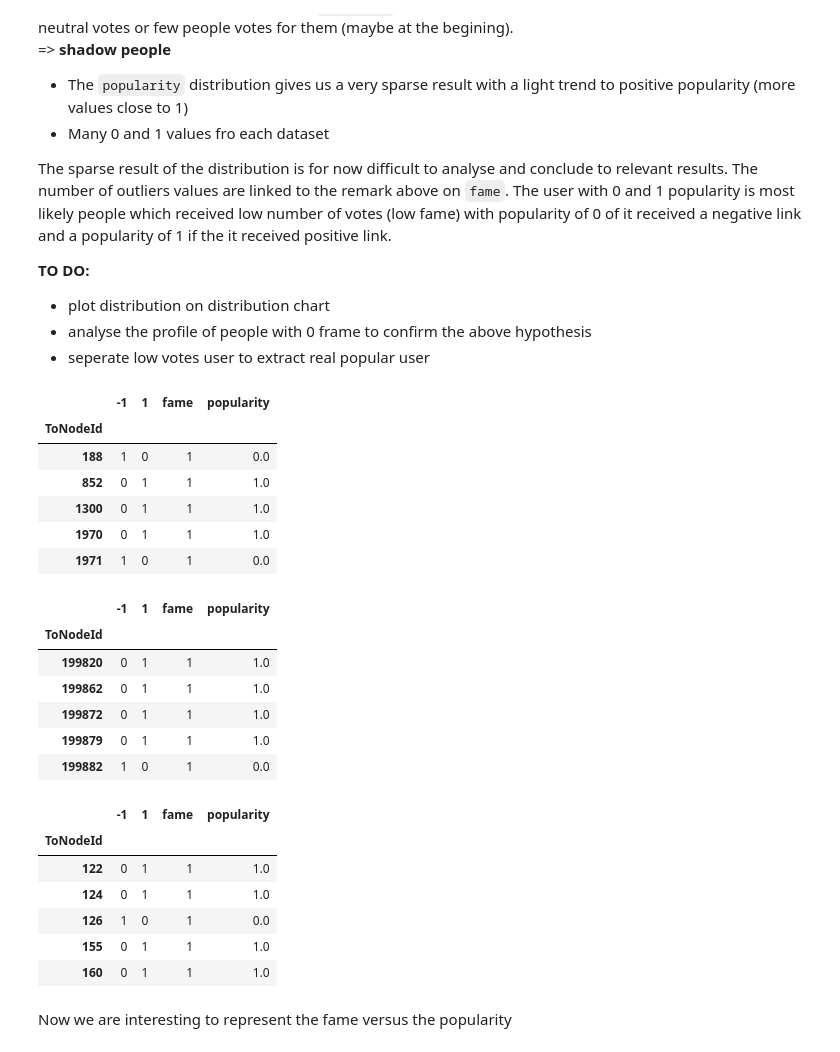
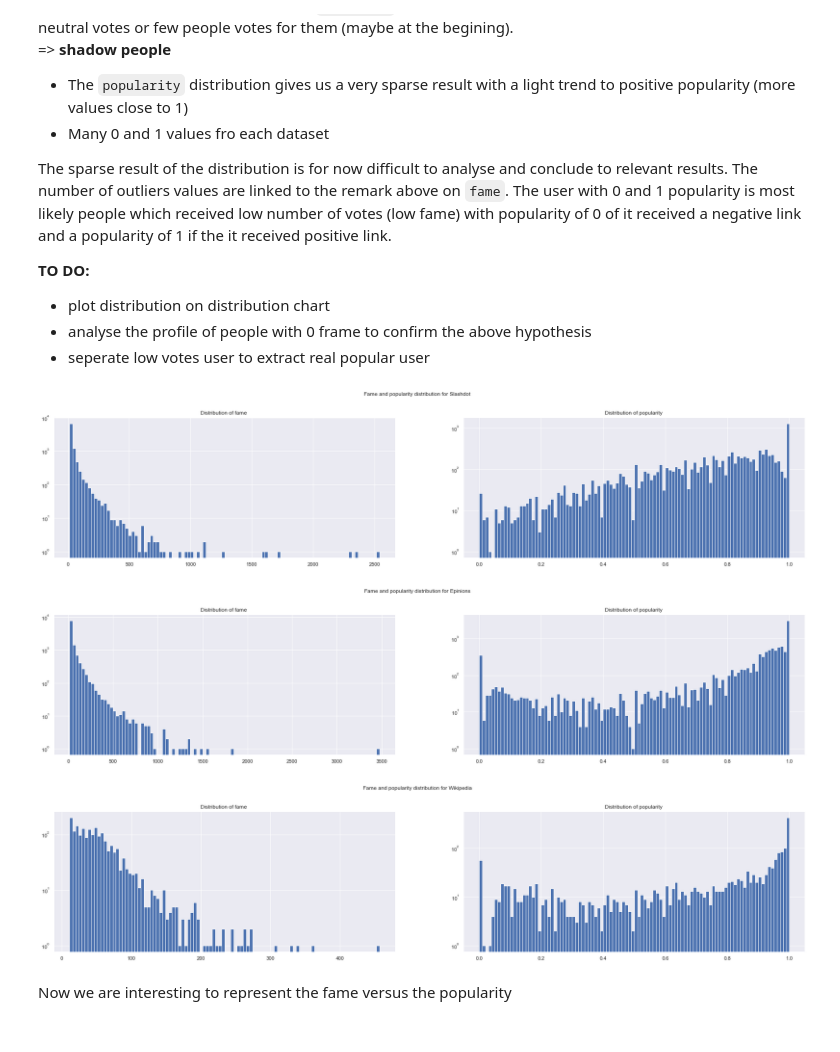
Before and after one commit to epfl-ada/ada-2020-project-milestone-p3-p3_adaptateur, a Jupyter notebook: notebook-matthieu.ipynb, the cells around one changed output. Drawn from its saved outputs; the diff is of its cells as text; code cells hidden in the pictures.

```diff
--- a/notebook-matthieu.ipynb
+++ b/notebook-matthieu.ipynb
@@ -168,31 +168,34 @@ The sparse result of the distribution is for now difficult to analyse and conclu
 * plot distribution on distribution chart
 * analyse the profile of people with 0 frame to confirm the above hypothesis
 * seperate low votes user to extract real popular user
-# %%
-for dataset in datasets:
-    display(dataset['fame_pop'][dataset['fame_pop']['fame'] == 1].head())
-# %% [output]
-|  | -1 | 1 | fame | popularity |
-| ToNodeId |  |  |  |  |
-| 188 | 1 | 0 | 1 | 0.0 |
-| 852 | 0 | 1 | 1 | 1.0 |
-| 1300 | 0 | 1 | 1 | 1.0 |
-| 1970 | 0 | 1 | 1 | 1.0 |
-| 1971 | 1 | 0 | 1 | 0.0 |
-|  | -1 | 1 | fame | popularity |
-| ToNodeId |  |  |  |  |
-| 199820 | 0 | 1 | 1 | 1.0 |
-| 199862 | 0 | 1 | 1 | 1.0 |
-| 199872 | 0 | 1 | 1 | 1.0 |
-| 199879 | 0 | 1 | 1 | 1.0 |
-| 199882 | 1 | 0 | 1 | 0.0 |
-|  | -1 | 1 | fame | popularity |
-| ToNodeId |  |  |  |  |
-| 122 | 0 | 1 | 1 | 1.0 |
-| 124 | 0 | 1 | 1 | 1.0 |
-| 126 | 1 | 0 | 1 | 0.0 |
-| 155 | 0 | 1 | 1 | 1.0 |
-| 160 | 0 | 1 | 1 | 1.0 |
+# %%
+#Without ouliers
+for dataset in datasets:
+    dataset['fame_pop_clean'] = dataset['fame_pop'][dataset['fame_pop']['fame'] > 10]
+
+def plot_fame_and_pop(dataset):
+    fame_and_pop = dataset['fame_pop_clean']
+    fig, (ax1, ax2) = plt.subplots(1, 2, figsize = (30,6))
+    fig.suptitle(f'Fame and popularity distribution for {dataset["name"]}')
+
+    ax1.hist(data=fame_and_pop, x='fame', bins=100)
+    ax1.set_title("Distribution of fame ")
+    ax1.set_yscale('log')
+
+    ax2.hist(data=fame_and_pop, x='popularity', bins=100)
+    ax2.set_title("Distribution of popularity ")
+    ax2.set_yscale('log')
+
+
+    plt.subplots_adjust(top = 0.85, hspace=0.5)
+    plt.show()
+plot_fame_and_pop(slashdot)
+plot_fame_and_pop(epinions)
+plot_fame_and_pop(wikipedia)
+# %% [output]
+[figure, added]
+[figure, added]
+[figure, added]
 # %% [markdown]
 Now we are interesting to represent the fame versus the popularity
 # %%
```
Also changed, not shown: parts of 16 cells of this notebook, 1 other file.
